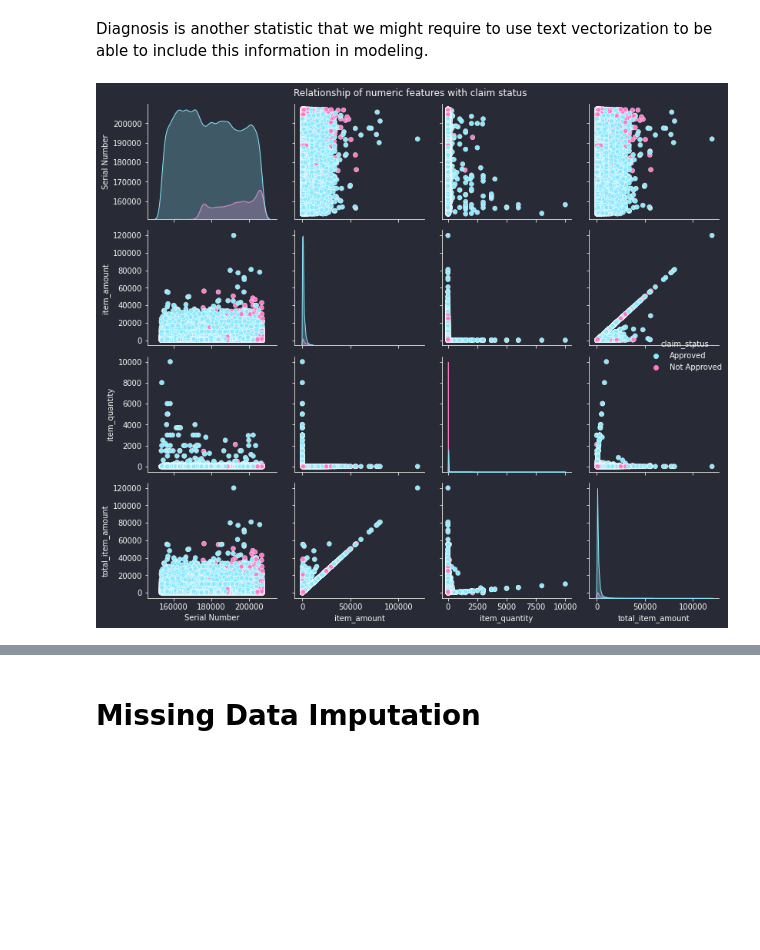
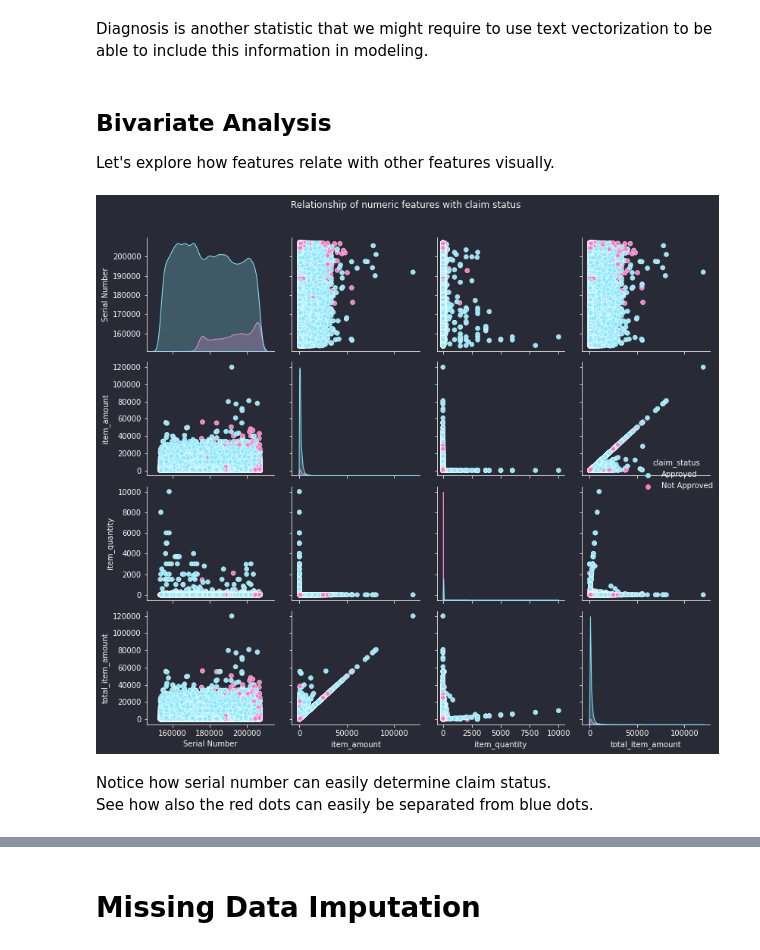
Before and after one commit to lyraxvincent/insurance-claims-prediction, a Jupyter notebook: EDA.ipynb, the cells around one changed output, grey strips where cells are left out. Saved outputs shown, nothing was run; the diff lists cells and outputs as text; code cells hidden in the pictures; blank space fills up the shorter version.

```diff
--- a/EDA.ipynb
+++ b/EDA.ipynb
@@ -465,11 +483,17 @@ Diagnosis is another statistic that we might require to use text vectorization t
 # %%
 # drop treatment type as it has only one unique value
 data.drop('treatment_type', axis=1, inplace=True)
+# %% [markdown]
+## **Bivariate Analysis**
+Let's explore how features relate with other features visually.
 # %%
 # pairplot
 sns.pairplot(data, hue='claim_status')
-plt.suptitle("Relationship of numeric features with claim status", y=1.08)
+plt.suptitle("Relationship of numeric features with claim status", y=1.02)
 plt.tight_layout()
 plt.savefig("plots/pairplot-feature relationships with claim status.png", dpi=1000)
 # %% [output]
-[figure, old version]
+[figure, new version]
+# %% [markdown]
+Notice how serial number can easily determine claim status.
+See how also the red dots can easily be separated from blue dots.
```
Also changed, not shown: parts of 18 cells of this notebook.
